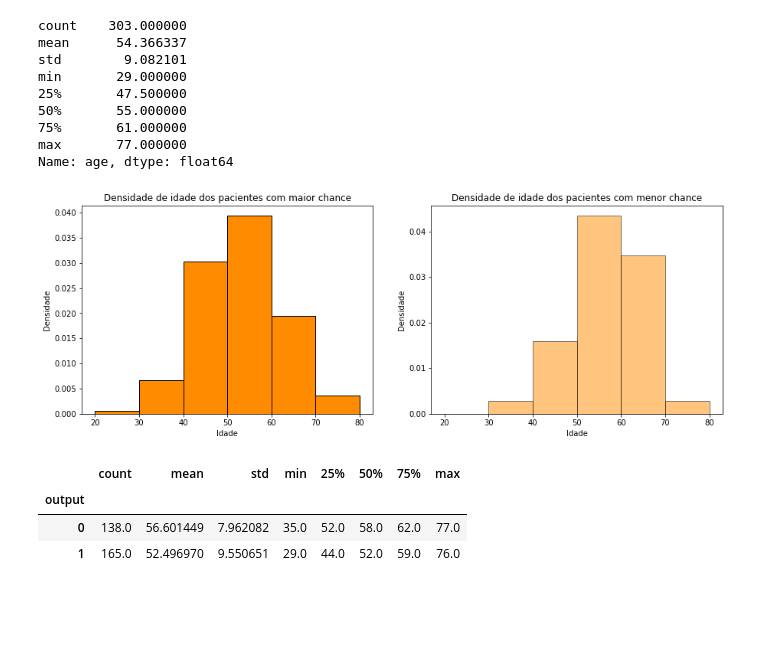
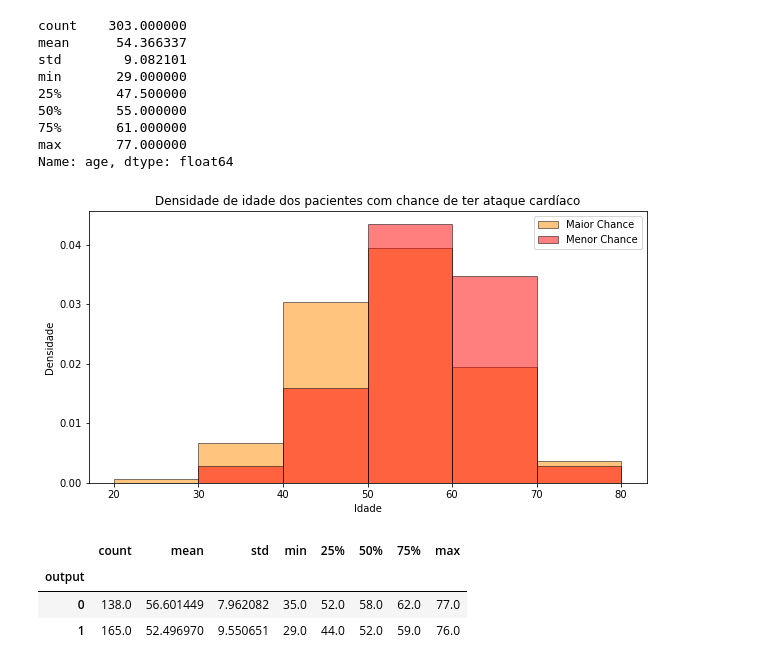
Before and after one commit to duddatorres/PROJETO-2, a Jupyter notebook: Projeto 2.ipynb, the cells around one changed output. Cells and saved outputs as stored; diff of their text form; code cells hidden in the pictures; blank space fills up the shorter version.

```diff
--- a/Projeto 2.ipynb
+++ b/Projeto 2.ipynb
@@ -151,26 +151,23 @@ Name: age, dtype: float64
 # %%
 idade_maior=maior_chance['age']
 idade_menor=menor_chance['age']
 
-plt.figure(figsize=(15, 5))
+plt.figure(figsize=(10, 5))
 
 faixa_idade = np.arange(20,90,10)
 
-plt.subplot(121)
-plt.hist(idade_maior, bins=faixa_idade, edgecolor='black', color='darkorange', density=True,alpha=1)
-plt.title('Densidade de idade dos pacientes com maior chance')
+plt.subplot(111)
+plt.hist(idade_maior, bins=faixa_idade, edgecolor='black', color='darkorange', density=True,alpha=0.5, label='Maior Chance')
+plt.hist(idade_menor, bins=faixa_idade, edgecolor='black', color='red', density=True,alpha=0.5, label='Menor Chance')
+plt.legend()
+plt.title('Densidade de idade dos pacientes com chance de ter ataque cardíaco')
 plt.ylabel('Densidade')
 plt.xlabel('Idade')
 
-plt.subplot(122)
-plt.hist(idade_menor, bins=faixa_idade, edgecolor='black', color='darkorange', density=True,alpha=0.5)
-plt.title('Densidade de idade dos pacientes com menor chance')
-plt.ylabel('Densidade')
-plt.xlabel('Idade')
 
 plt.show()
 # %% [output]
-[figure, old version]
+[figure, new version]
 # %%
 dados.groupby('output').age.describe()
 # %% [output]
```
Also changed, not shown: parts of 24 cells of this notebook.
